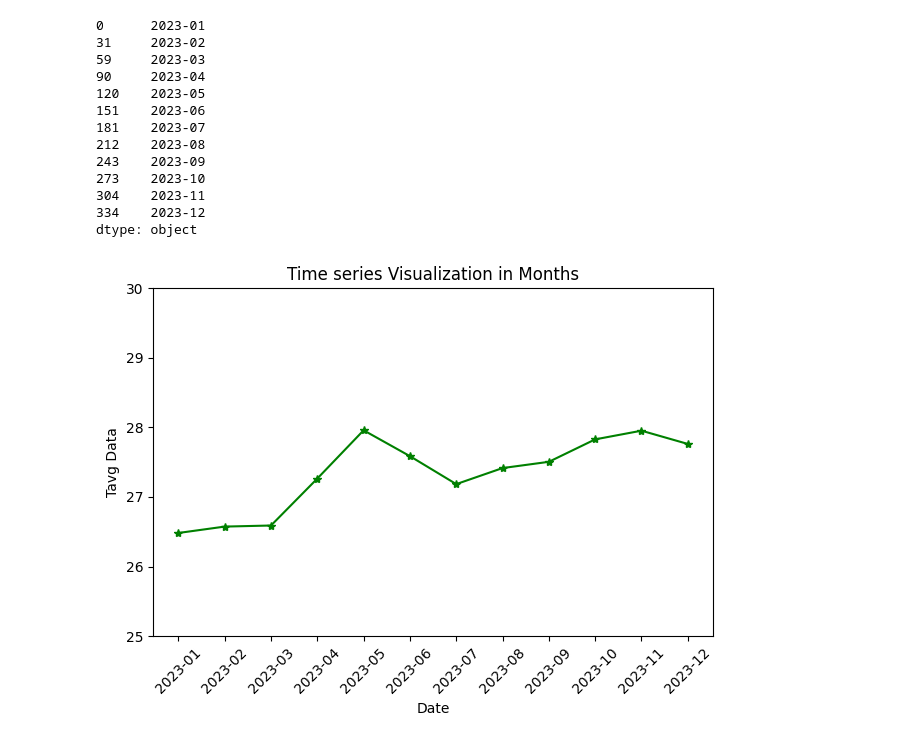
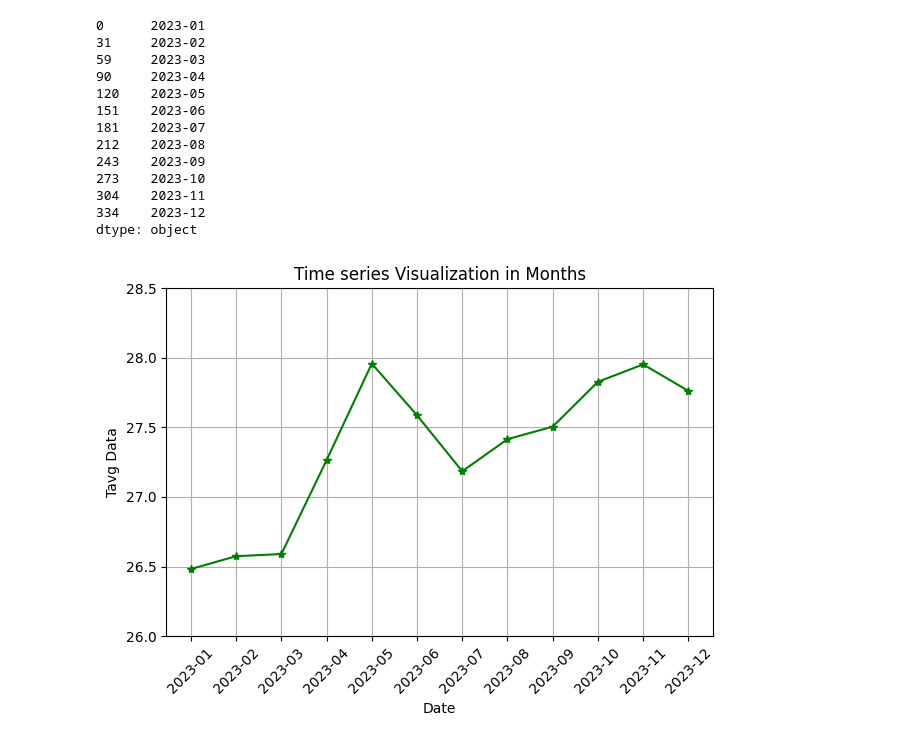
Before and after one commit to syadrn/Proyek-Kapita-Selekta, a Jupyter notebook: Tugas proyek akhir meteo/data_handling_kalimantan.ipynb, the cells around one changed output. Cells and saved outputs as stored; diff of their text form; code cells hidden in the pictures.

```diff
--- a/Tugas proyek akhir meteo/data_handling_kalimantan.ipynb
+++ b/Tugas proyek akhir meteo/data_handling_kalimantan.ipynb
@@ -209,12 +169,13 @@ dtype: object
 # %%
 import matplotlib.pyplot as plt
 
 plt.plot(months, monthly_avg, marker = '*', color = 'g')
 plt.xticks(rotation = 45)
-plt.ylim(25, 30)
+plt.ylim(26, 28.5)
 plt.xlabel("Date")
 plt.ylabel('Tavg Data')
 plt.title(f'Time series Visualization in Months')
+plt.grid(True)
 plt.tight_layout()
 # %% [output]
-[figure, old version]
+[figure, new version]
```
Also changed, not shown: parts of 6 cells of this notebook, 1 other file.
